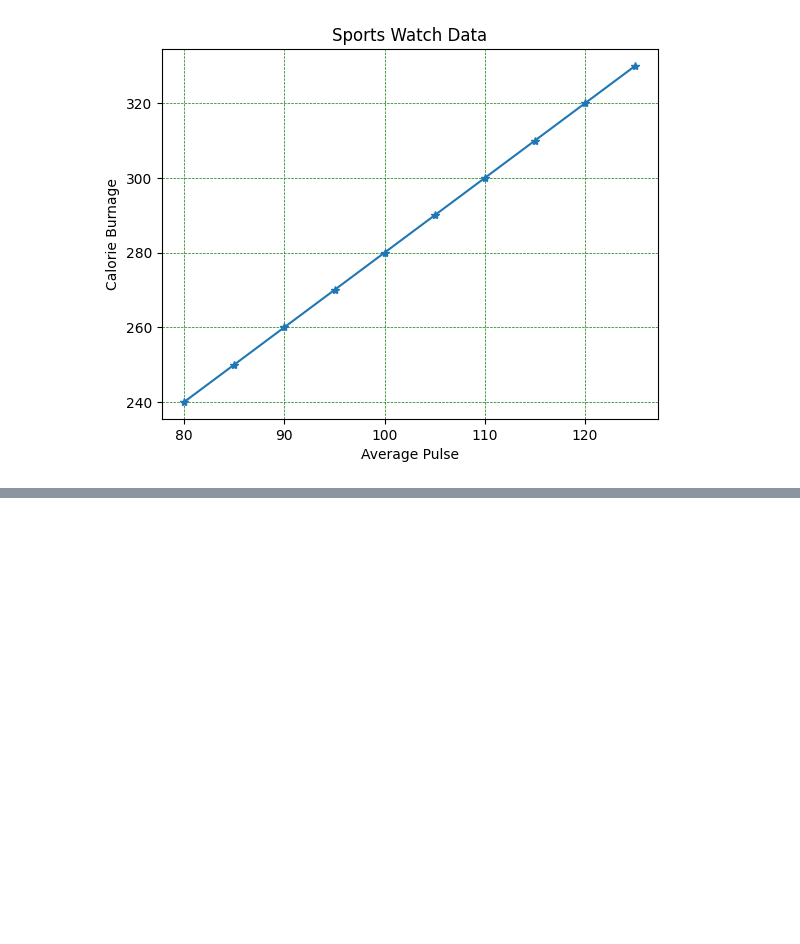
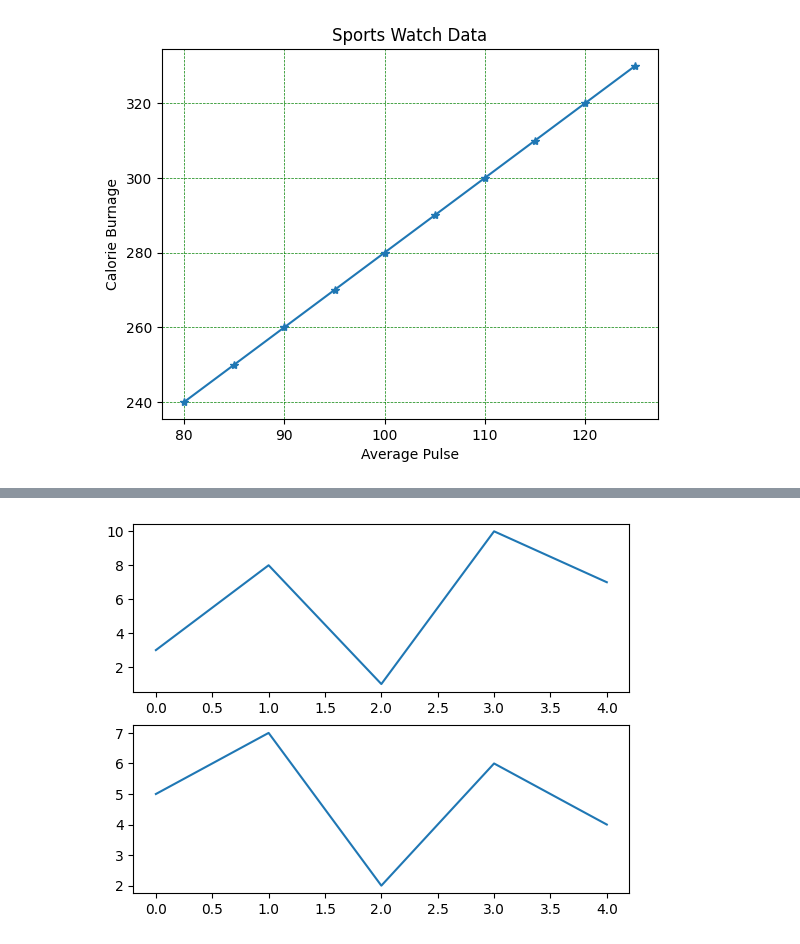
Before and after one commit to BimalGhimire38/Extra_Python_Stuffs, a Jupyter notebook: Matplotlib_Revision_from_w3shcools.ipynb, the cells around one changed output, grey strips where cells are left out. Drawn from its saved outputs; the diff is of its cells as text; code cells hidden in the pictures; blank space fills up the shorter version.

```diff
--- a/Matplotlib_Revision_from_w3shcools.ipynb
+++ b/Matplotlib_Revision_from_w3shcools.ipynb
@@ -289,0 +314,20 @@ plt.show()
+# %%
+# plot1
+x = np.array([0,1,2,3,4])
+y=np.array([3,8,1,10,7])
+
+plt.subplot(2,1,1)
+# arguments plt.subplot(nrows-> the number of rows in the subplot grid, ncols, index--> the index (position)
+# of the current subplot, starting from 1 in the top-corner and incrementing row-by-row)
+
+plt.plot(x,y)
+
+#plot2
+x=np.array([0,1,2,3,4])
+y= np.array([5,7,2,6,4])
+plt.subplot(2,1,2)
+plt.plot(x,y)
+
+plt.show()
+# %% [output]
+[figure, added]
```
Also changed, not shown: parts of 6 cells of this notebook.
